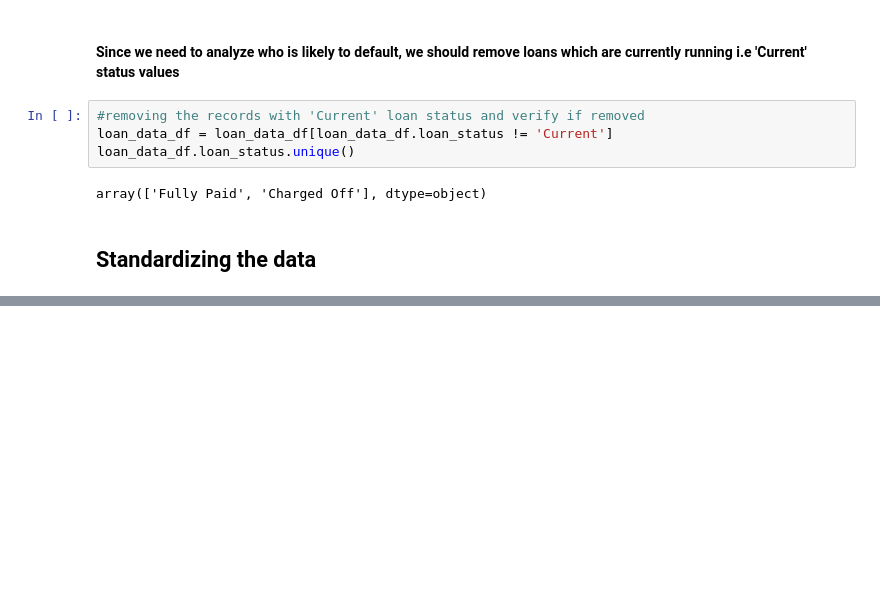
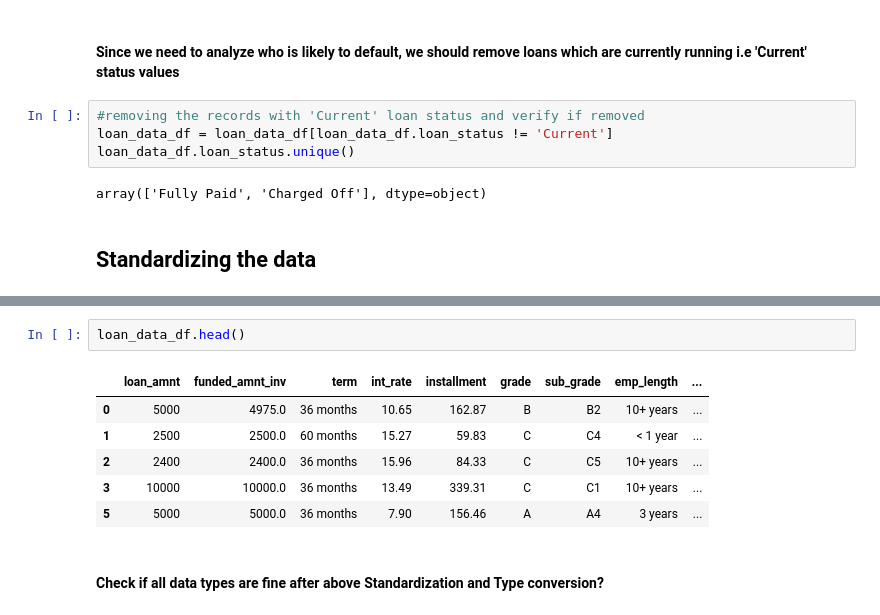
Before and after one commit to pushkar803/LendingClubCaseStudy, a Jupyter notebook: Pushkar_Shetye.ipynb, the cells around one changed output, grey strips where cells are left out. Cells and saved outputs as stored; diff of their text form; blank space fills up the shorter version.

```diff
--- a/Pushkar_Shetye.ipynb
+++ b/Pushkar_Shetye.ipynb
@@ -243,0 +450,11 @@ array(['Fully Paid', 'Charged Off'], dtype=object)
+# %%
+loan_data_df.head()
+# %% [output]
+|  | loan_amnt | funded_amnt_inv | term | int_rate | installment | grade | sub_grade | emp_length | ... |
+| 0 | 5000 | 4975.0 | 36 months | 10.65 | 162.87 | B | B2 | 10+ years | ... |
+| 1 | 2500 | 2500.0 | 60 months | 15.27 | 59.83 | C | C4 | < 1 year | ... |
+| 2 | 2400 | 2400.0 | 36 months | 15.96 | 84.33 | C | C5 | 10+ years | ... |
+| 3 | 10000 | 10000.0 | 36 months | 13.49 | 339.31 | C | C1 | 10+ years | ... |
+| 5 | 5000 | 5000.0 | 36 months | 7.90 | 156.46 | A | A4 | 3 years | ... |
+# %% [markdown]
+#### Check if all data types are fine after above Standardization and Type conversion?
```
Also changed, not shown: parts of 33 cells of this notebook.
